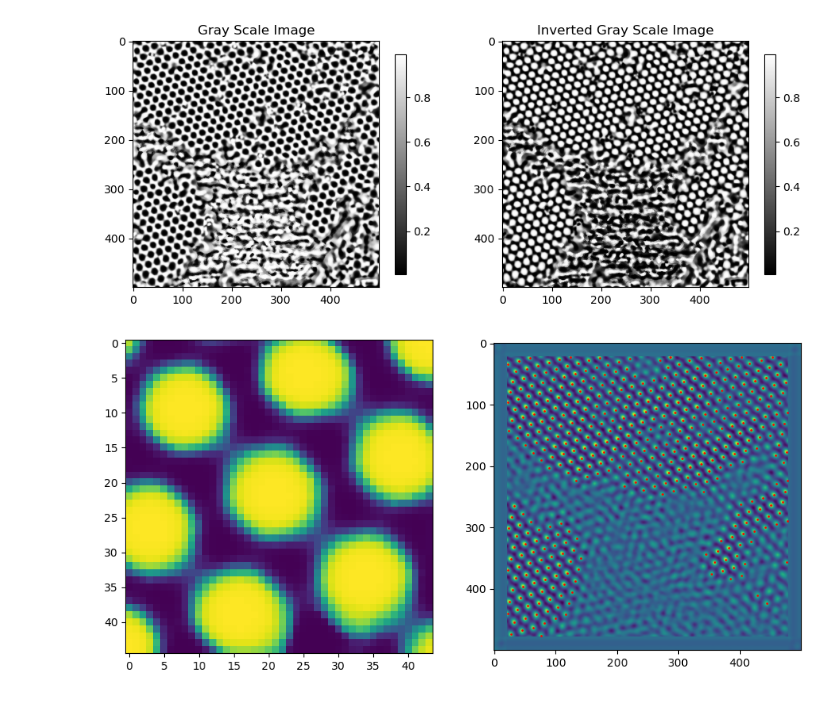
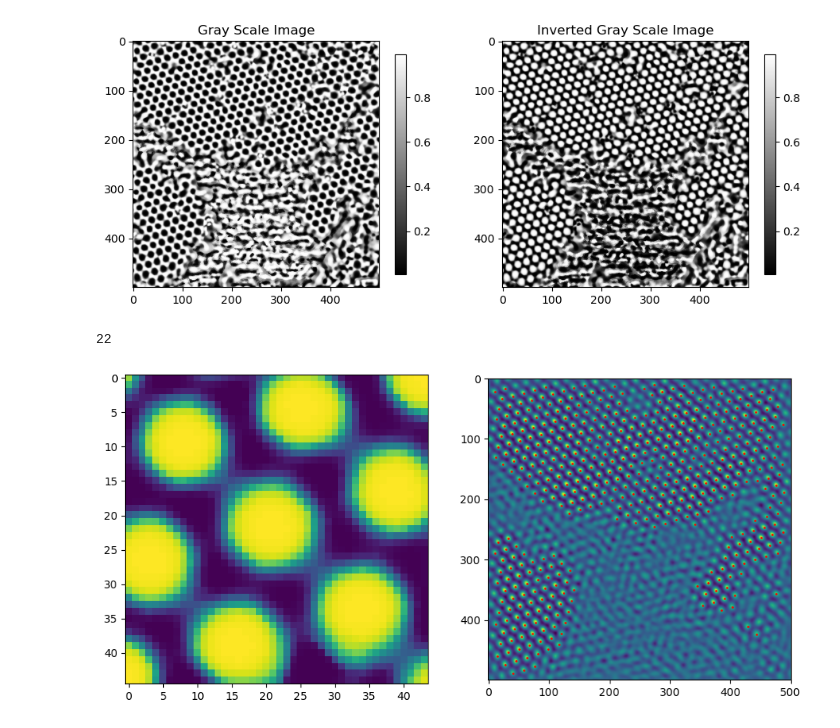
Before and after one commit to GallagherSurfaceLab/summer_26, a Jupyter notebook: template_matching_mst.ipynb, the cells around one changed output. Saved outputs shown, nothing was run; the diff lists cells and outputs as text; code cells hidden in the pictures.

Commit message:
Really important scale template image to match image

```diff
--- a/template_matching_mst.ipynb
+++ b/template_matching_mst.ipynb
@@ -67,23 +68,42 @@ fig.colorbar(im1, ax = ax[1], shrink = 0.6)
 [figure]
 # %%
 image = 255 - img_gr
-pore = image[83:128, 78:122]
+#pore = image[83:128, 78:122]
+img_scale = 53 / img.nm_size
+
+img_1 = img_as_float(io.imread("example_temp.png"))
+pore = transform.rescale(img_1, scale = img_scale, anti_aliasing = True, channel_axis = -1)
+pore = np.dot(pore[..., :3], [0.2989, 0.5870, 0.1140])
 
 
-# Convert to grayscale if not already
-if pore.ndim == 3:
-    pore = np.dot(pore[..., :3], [0.2989, 0.5870, 0.1140])
+border_size = int(pore.shape[0] / 2)  # pixels
 
-result = match_template(image, pore, pad_input = True)
+if image.ndim == 2:  # Grayscale
+    white_value = 255
+    pad_width = ((border_size, border_size), (border_size, border_size))
+elif image.ndim == 3:  # RGB or RGBA
+    white_value = (255, 255, 255)
+    pad_width = ((border_size, border_size), (border_size, border_size), (0, 0))
+
+# Add white border
+bordered = np.pad(image, pad_width=pad_width, mode='constant', constant_values=white_value)
+
+
+result = match_template(bordered, pore, pad_input = False)
 peaks = peak_local_max(result, min_distance = 10, threshold_rel = 0.5)
 
 fig, ax = plt.subplots(1, 2, figsize = (11, 6))
 im0 = ax[0].imshow(pore)
 im1 = ax[1].imshow(result)
 plt.plot(peaks[:, 1], peaks[:, 0], 'o', markeredgecolor = 'r', markersize = '1')
-plt.imsave('example_temp.png', pore)
+#plt.imsave('example_temp.png', pore)
+
+sizex = pore.shape[1]
+
+print(border_size)
 # %% [output]
+22
-[figure, old version]
+[figure, new version]
 # %%
 graph_node, n = graph_from_peaks(peaks, scale = img.scale, min_dist = 10, area = 1 / img.scale ** 2)
 
```
Also changed, not shown: parts of 5 cells of this notebook.
